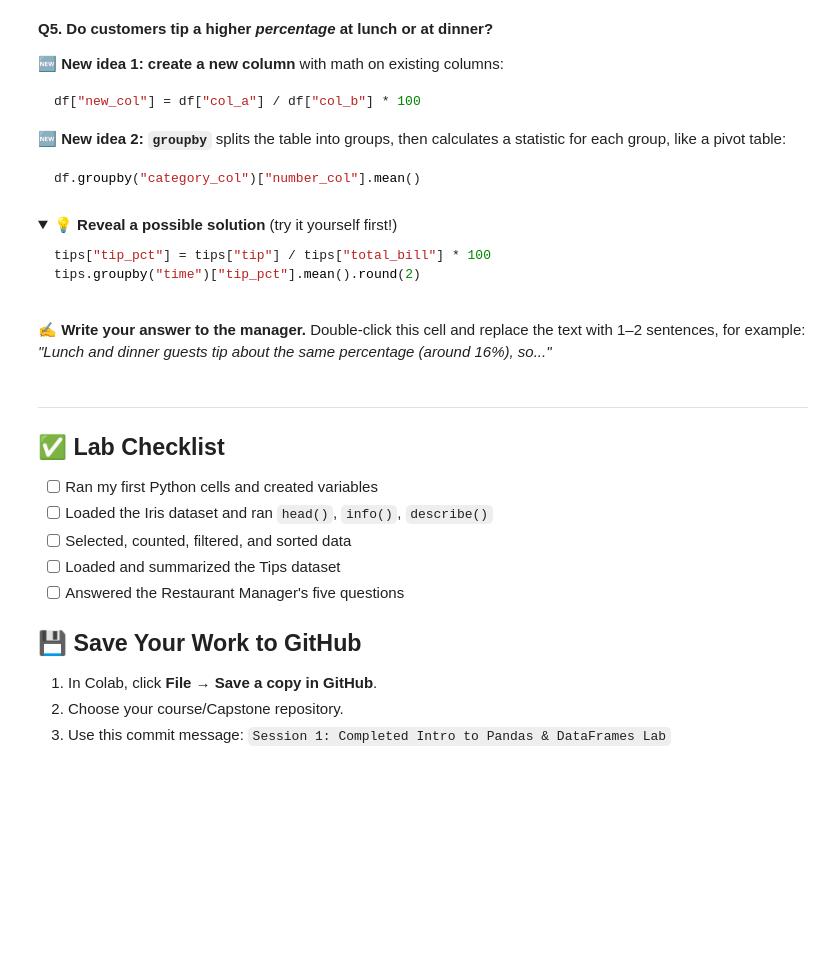
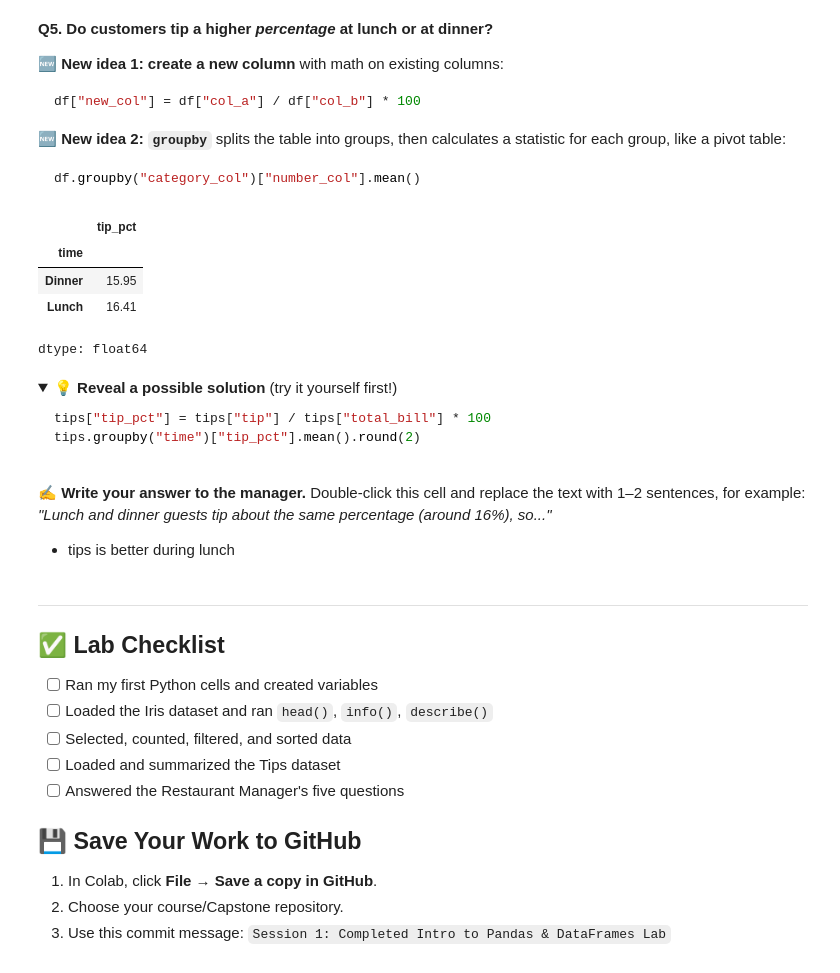
Before and after one commit to kandonimonica/data_analytics, a Jupyter notebook: session_1_python_pandas_dataframes_starter_(12).ipynb, the cells around one changed output. Cells and saved outputs as stored; diff of their text form; code cells hidden in the pictures; folded sections open; blank space fills up the shorter version.

````diff
--- a/session_1_python_pandas_dataframes_starter_(12).ipynb
+++ b/session_1_python_pandas_dataframes_starter_(12).ipynb
@@ -374,10 +415,16 @@ df.groupby("category_col")["number_col"].mean()
 ```
 # %%
 # Step A: create a tip_pct column (tip divided by total_bill, times 100)
-tips["tip_pct"] = tips["___"] / tips["___"] * 100
+tips["tip_pct"] = tips["tip"] / tips["total_bill"] * 100
 
 # Step B: average tip_pct for each time of day
-tips.groupby("___")["tip_pct"].mean().round(2)
+tips.groupby("time")["tip_pct"].mean().round(2)
+# %% [output]
+|  | tip_pct |
+| time |  |
+| Dinner | 15.95 |
+| Lunch | 16.41 |
+dtype: float64
 # %% [markdown]
 <details>
 <summary><b>💡 Reveal a possible solution</b> (try it yourself first!)</summary>
@@ -390,6 +437,7 @@ tips.groupby("time")["tip_pct"].mean().round(2)
 </details>
 # %% [markdown]
 **✍️ Write your answer to the manager.** Double-click this cell and replace the text with 1–2 sentences, for example: *"Lunch and dinner guests tip about the same percentage (around 16%), so..."*
+* tips is better during lunch
 # %% [markdown]
 ---
 ## ✅ Lab Checklist
````
Also changed, not shown: parts of 5 cells of this notebook.
